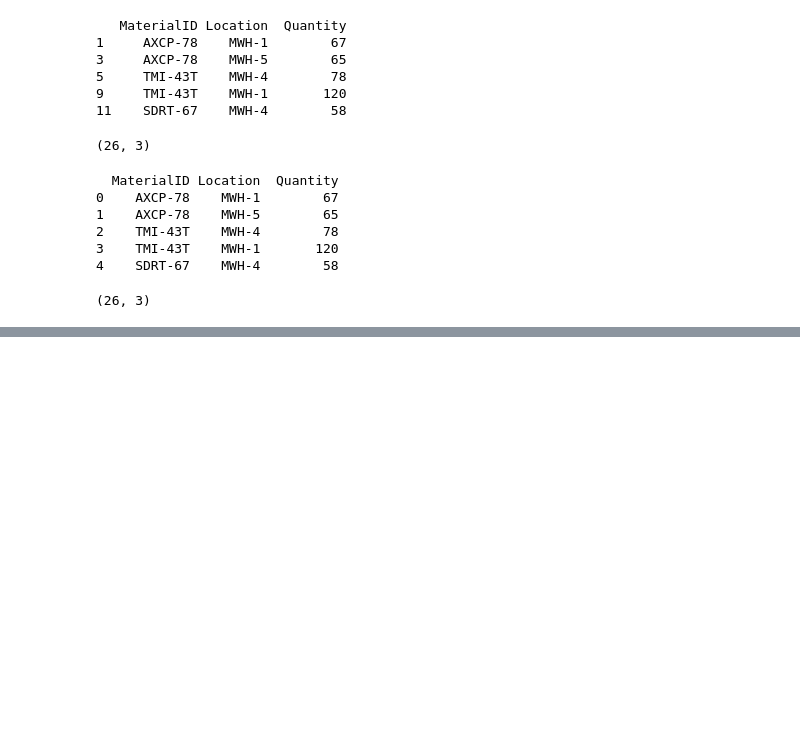
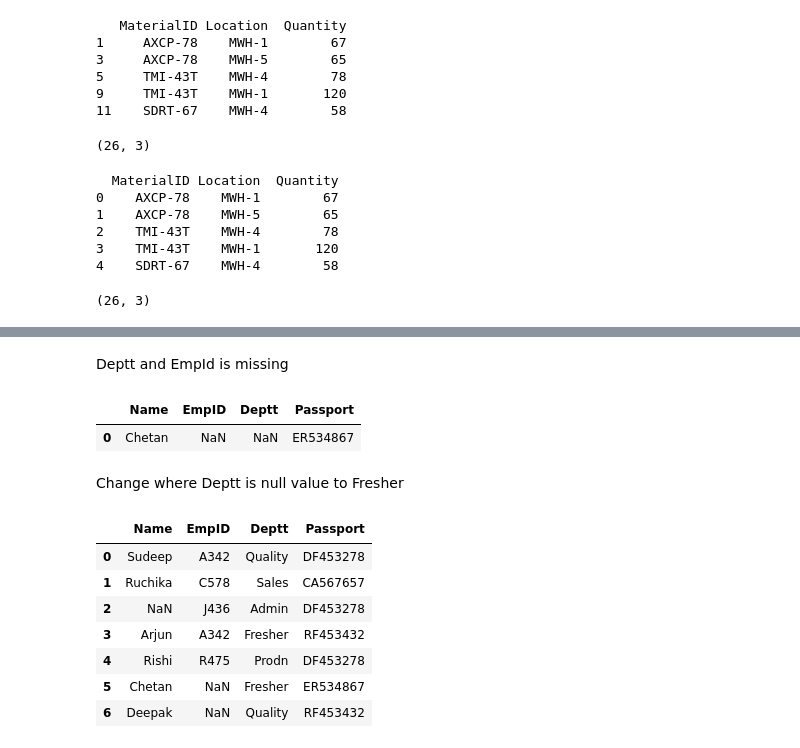
Before and after one commit to Omkar210/Statistics-and-ML, a Jupyter notebook: Day3.ipynb, the cells around one changed output, grey strips where cells are left out. Cells and saved outputs as stored; diff of their text form; code cells hidden in the pictures; blank space fills up the shorter version.

```diff
--- a/Day3.ipynb
+++ b/Day3.ipynb
@@ -181,0 +253,3 @@ df2.shape
+# %%
+df = pd.read_excel('CDAC_DataBook.xlsx',sheet_name='EmpInfo')
+df.head()
@@ -181,0 +289,21 @@ df2.shape
+# %% [markdown]
+Deptt and EmpId is missing
+# %%
+df.iloc[np.where(df.Deptt.isnull() & df.EmpID.isnull())[0]].reset_index(drop=True)
+# %% [output]
+|  | Name | EmpID | Deptt | Passport |
+| 0 | Chetan | NaN | NaN | ER534867 |
+# %% [markdown]
+Change where Deptt is null value to Fresher
+# %%
+df.iloc[np.where(df.Deptt.isnull())[0],2] = 'Fresher'
+df
+# %% [output]
+|  | Name | EmpID | Deptt | Passport |
+| 0 | Sudeep | A342 | Quality | DF453278 |
+| 1 | Ruchika | C578 | Sales | CA567657 |
+| 2 | NaN | J436 | Admin | DF453278 |
+| 3 | Arjun | A342 | Fresher | RF453432 |
+| 4 | Rishi | R475 | Prodn | DF453278 |
+| 5 | Chetan | NaN | Fresher | ER534867 |
+| 6 | Deepak | NaN | Quality | RF453432 |
```
Also changed, not shown: parts of 22 cells of this notebook.
